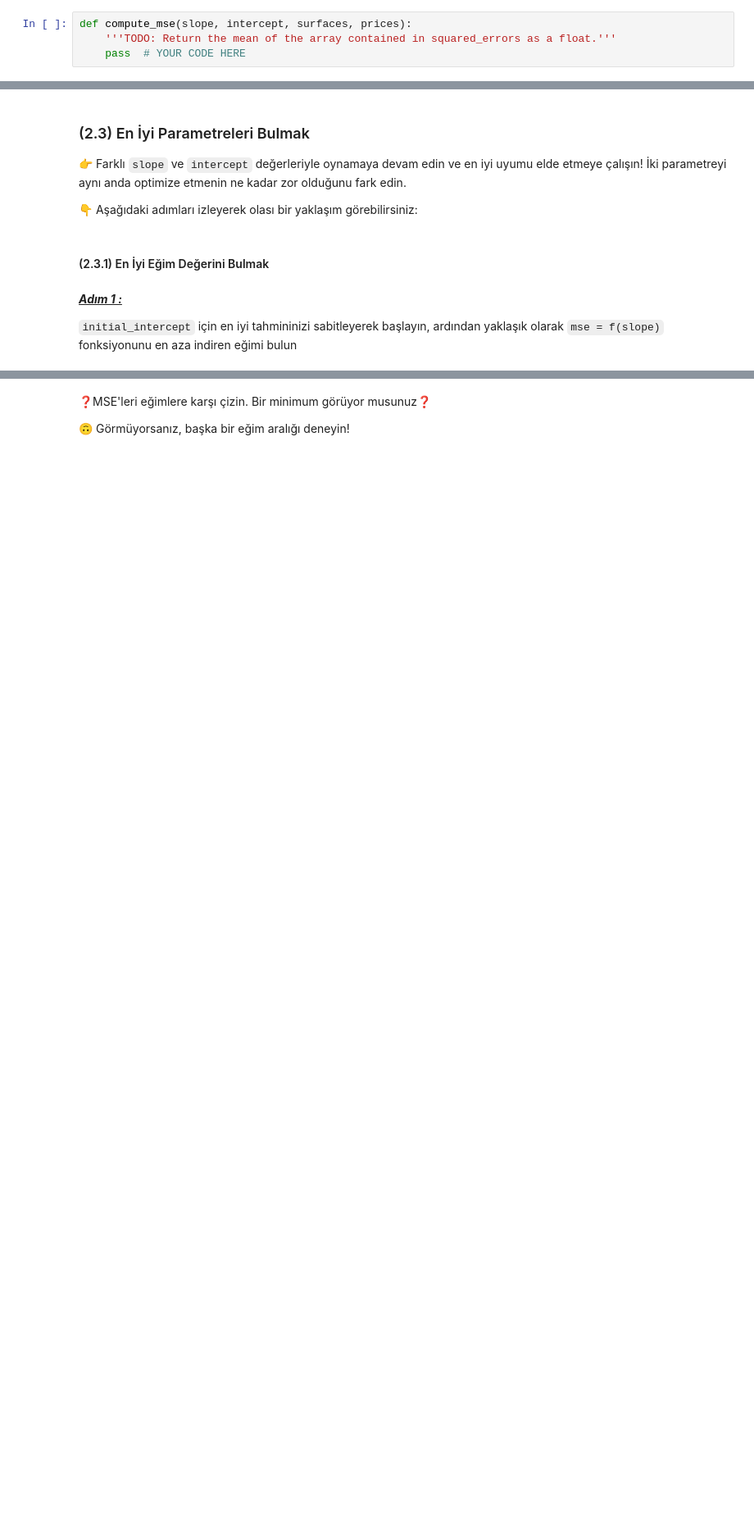
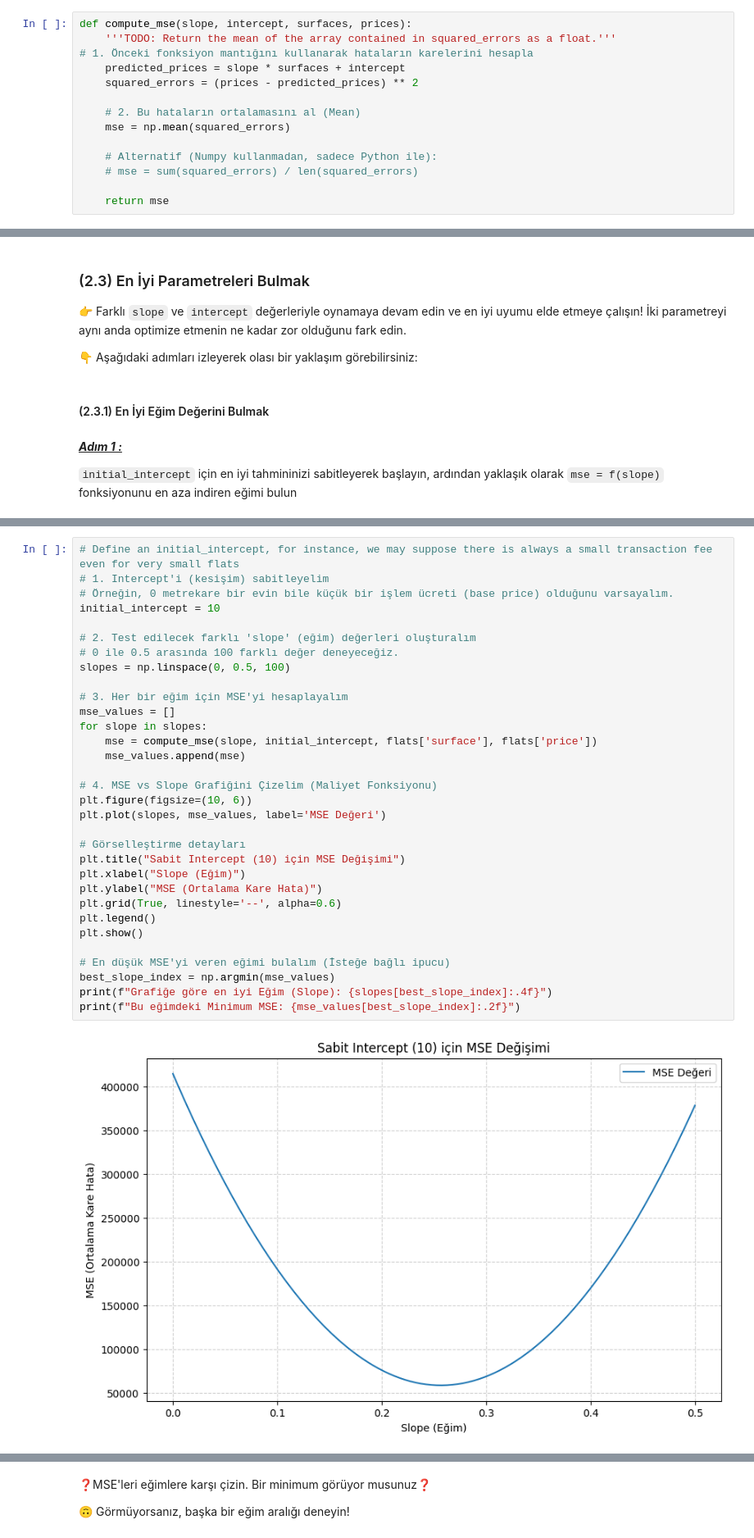
Before and after one commit to EGkpnr/data-real-estate-advanced-estimator, a Jupyter notebook: 02-real_estate_advanced_estimator.ipynb, the cells around one changed output, grey strips where cells are left out. Shown at 82% size. Saved outputs shown, nothing was run; the diff lists cells and outputs as text; blank space fills up the shorter version.

```diff
--- a/02-real_estate_advanced_estimator.ipynb
+++ b/02-real_estate_advanced_estimator.ipynb
@@ -238,7 +347,17 @@ def compute_squared_errors(slope, intercept, surfaces, prices):
 # %%
 def compute_mse(slope, intercept, surfaces, prices):
     '''TODO: Return the mean of the array contained in squared_errors as a float.'''
-    pass  # YOUR CODE HERE
+# 1. Önceki fonksiyon mantığını kullanarak hataların karelerini hesapla
+    predicted_prices = slope * surfaces + intercept
+    squared_errors = (prices - predicted_prices) ** 2
+
+    # 2. Bu hataların ortalamasını al (Mean)
+    mse = np.mean(squared_errors)
+
+    # Alternatif (Numpy kullanmadan, sadece Python ile):
+    # mse = sum(squared_errors) / len(squared_errors)
+
+    return mse
 # %% [markdown]
 👉 _(2.1) Görsel yaklaşım_ bölümünde, "en iyi doğruyu" yani en iyi `(slope, intercept)` çiftini görsel olarak tahmin etmeye çalıştınız.
 
@@ -265,0 +392,34 @@ def compute_mse(slope, intercept, surfaces, prices):
+# %%
+# Define an initial_intercept, for instance, we may suppose there is always a small transaction fee even for very small flats
+# 1. Intercept'i (kesişim) sabitleyelim
+# Örneğin, 0 metrekare bir evin bile küçük bir işlem ücreti (base price) olduğunu varsayalım.
+initial_intercept = 10
+
+# 2. Test edilecek farklı 'slope' (eğim) değerleri oluşturalım
+# 0 ile 0.5 arasında 100 farklı değer deneyeceğiz.
+slopes = np.linspace(0, 0.5, 100)
+
+# 3. Her bir eğim için MSE'yi hesaplayalım
+mse_values = []
+for slope in slopes:
+    mse = compute_mse(slope, initial_intercept, flats['surface'], flats['price'])
+    mse_values.append(mse)
+
+# 4. MSE vs Slope Grafiğini Çizelim (Maliyet Fonksiyonu)
+plt.figure(figsize=(10, 6))
+plt.plot(slopes, mse_values, label='MSE Değeri')
+
+# Görselleştirme detayları
+plt.title("Sabit Intercept (10) için MSE Değişimi")
+plt.xlabel("Slope (Eğim)")
+plt.ylabel("MSE (Ortalama Kare Hata)")
+plt.grid(True, linestyle='--', alpha=0.6)
+plt.legend()
+plt.show()
+
+# En düşük MSE'yi veren eğimi bulalım (İsteğe bağlı ipucu)
+best_slope_index = np.argmin(mse_values)
+print(f"Grafiğe göre en iyi Eğim (Slope): {slopes[best_slope_index]:.4f}")
+print(f"Bu eğimdeki Minimum MSE: {mse_values[best_slope_index]:.2f}")
+# %% [output]
+[figure, added]
```
Also changed, not shown: parts of 43 cells of this notebook.
